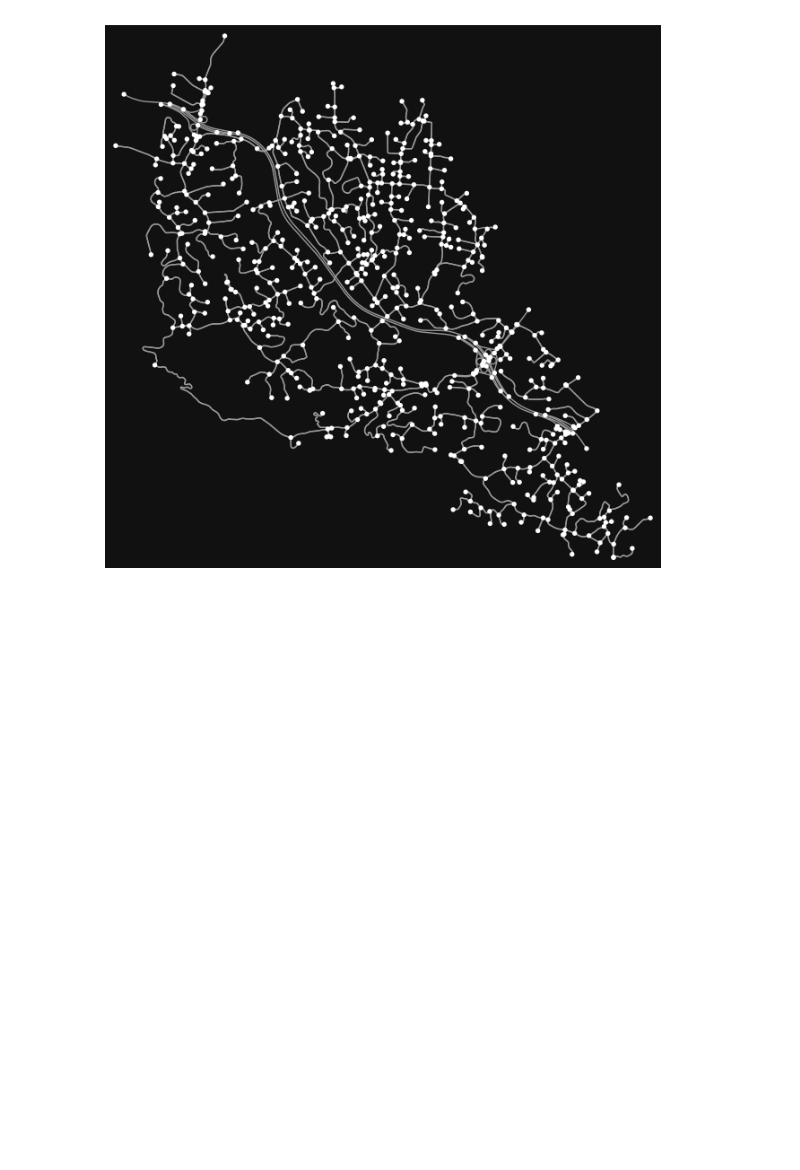
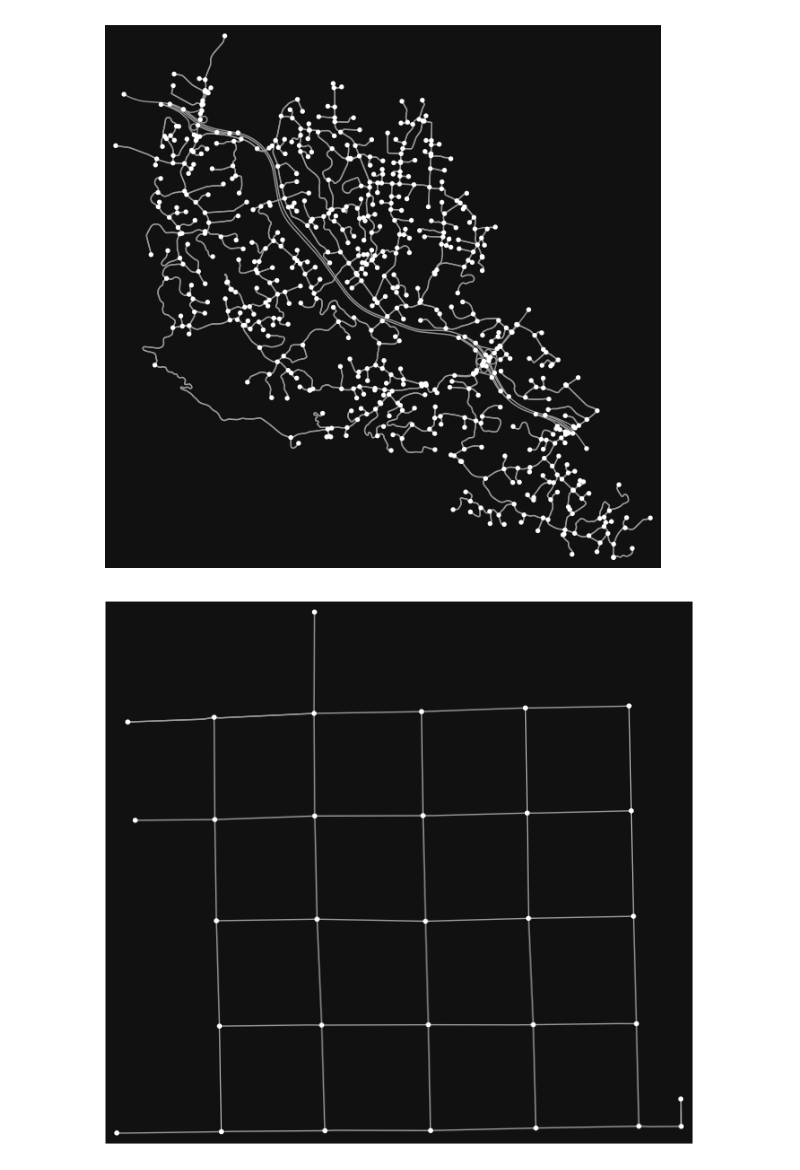
Before and after one commit to vitorfrois/complex-networks-navigation, a Jupyter notebook: demo.ipynb, the cells around one changed output. Cells and saved outputs as stored; diff of their text form; code cells hidden in the pictures; blank space fills up the shorter version.

```diff
--- a/demo.ipynb
+++ b/demo.ipynb
@@ -16,6 +17,11 @@ G = ox.graph_from_place(
 fig, ax = ox.plot_graph(G)
 # %% [output]
 [figure]
+# %%
+oxg = ox.graph_from_point((-22.012282, -47.890821), dist=300)
+fig, ax = ox.plot_graph(oxg)
+# %% [output]
+[figure, added]
 # %%
 from street_continuity.all import *
 
```
Also changed, not shown: parts of 8 cells of this notebook.
